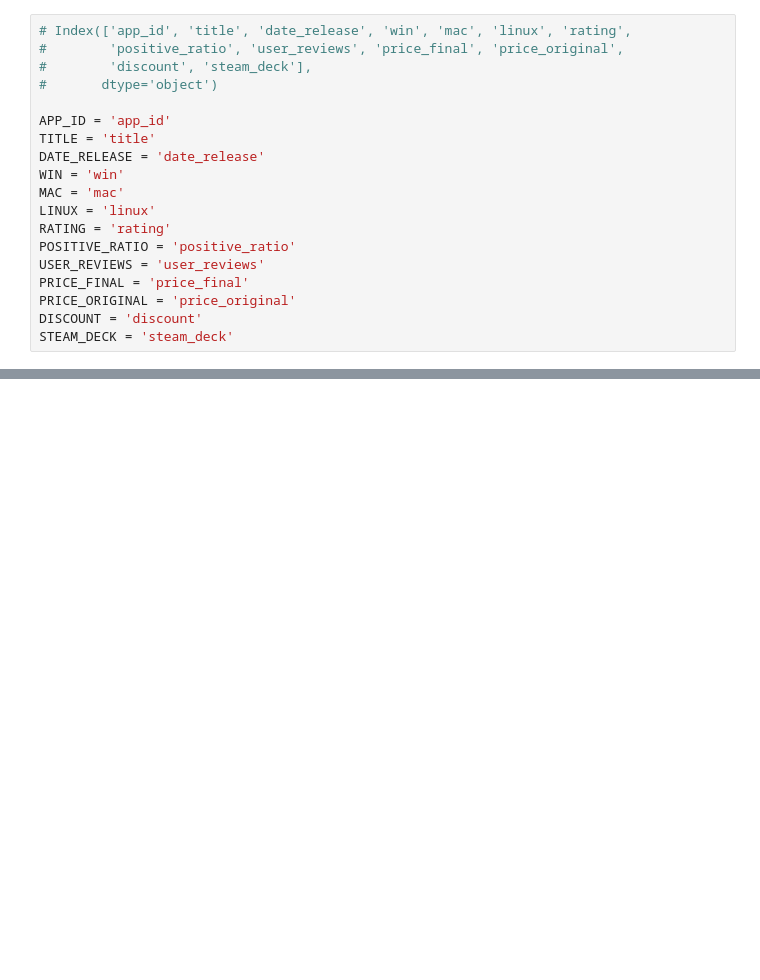
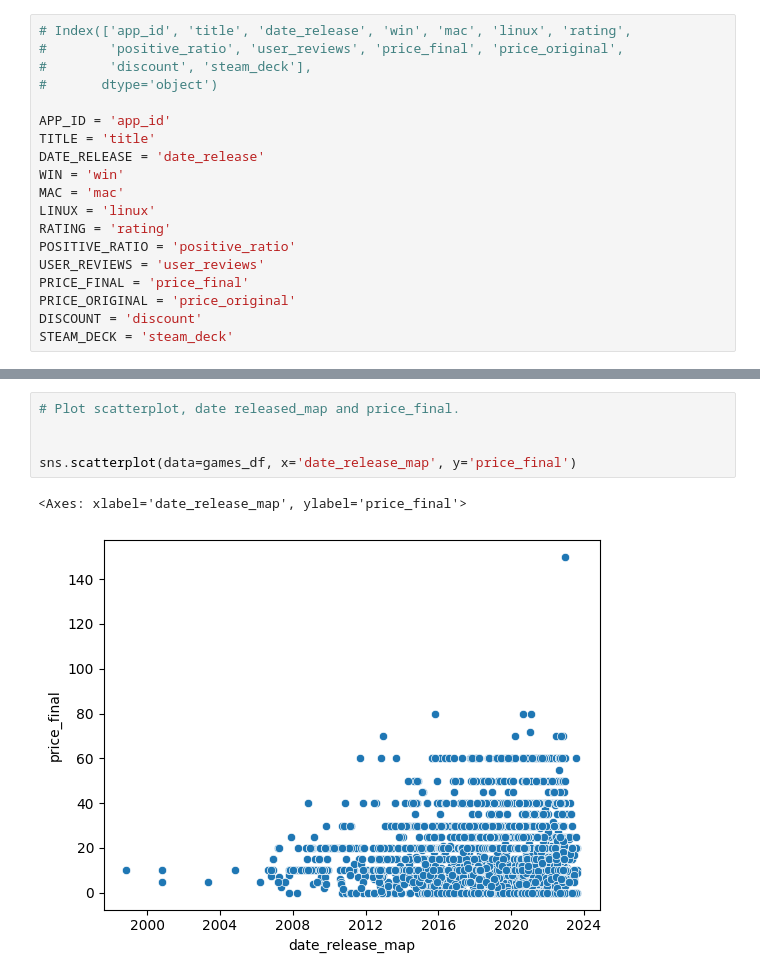
Before and after one commit to NeneWang/recommendation-systems-exploration, a Jupyter notebook: final_project_exploration/exploratory_analysis_games_users.ipynb, the cells around one changed output, grey strips where cells are left out. Cells and saved outputs as stored; diff of their text form; blank space fills up the shorter version.

```diff
--- a/final_project_exploration/exploratory_analysis_games_users.ipynb
+++ b/final_project_exploration/exploratory_analysis_games_users.ipynb
@@ -38,0 +128,8 @@ sns.heatmap(games_df.pivot_table(index='month', columns='year', values='app_id',
+# %%
+# Plot scatterplot, date released_map and price_final.
+
+
+sns.scatterplot(data=games_df, x='date_release_map', y='price_final')
+# %% [output]
+<Axes: xlabel='date_release_map', ylabel='price_final'>
+[figure, added]
```
Also changed, not shown: parts of 22 cells of this notebook, 5 other files.
